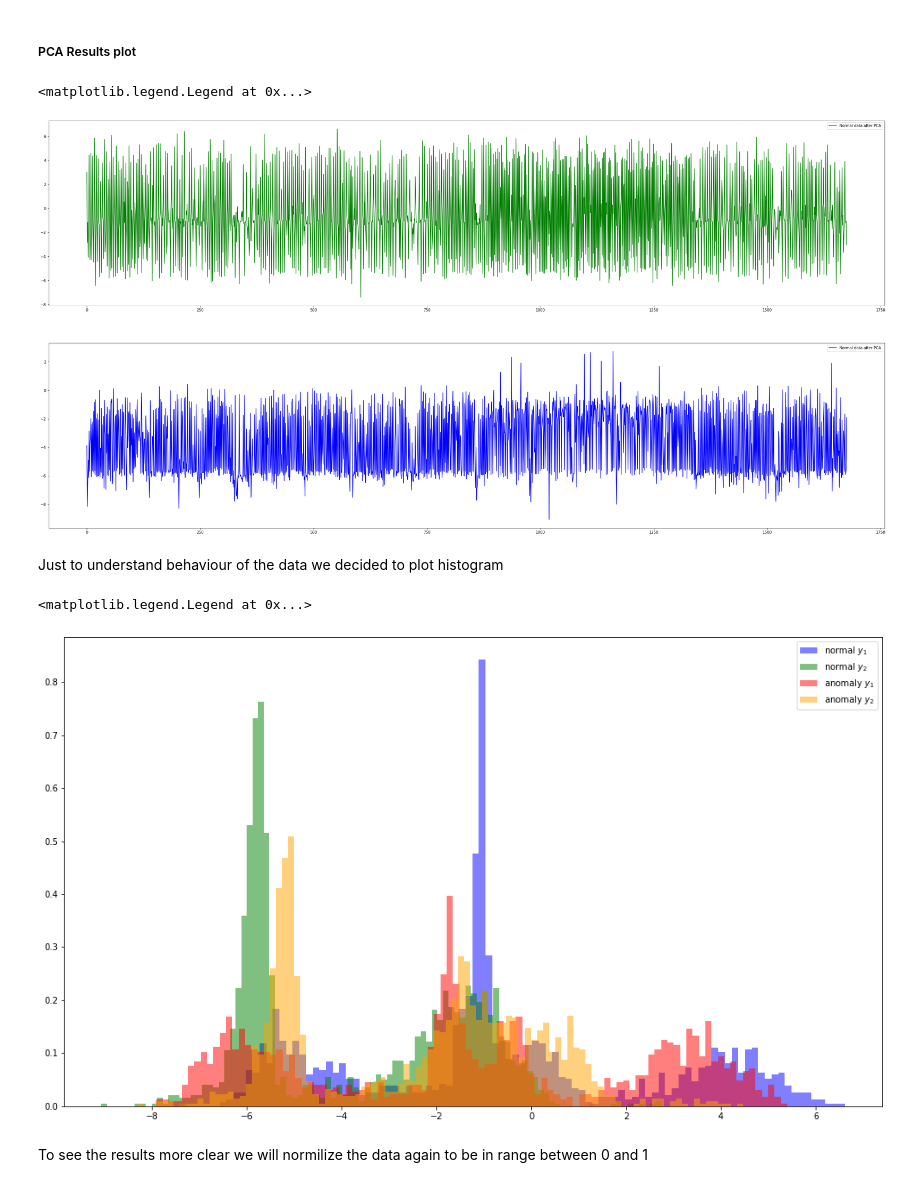
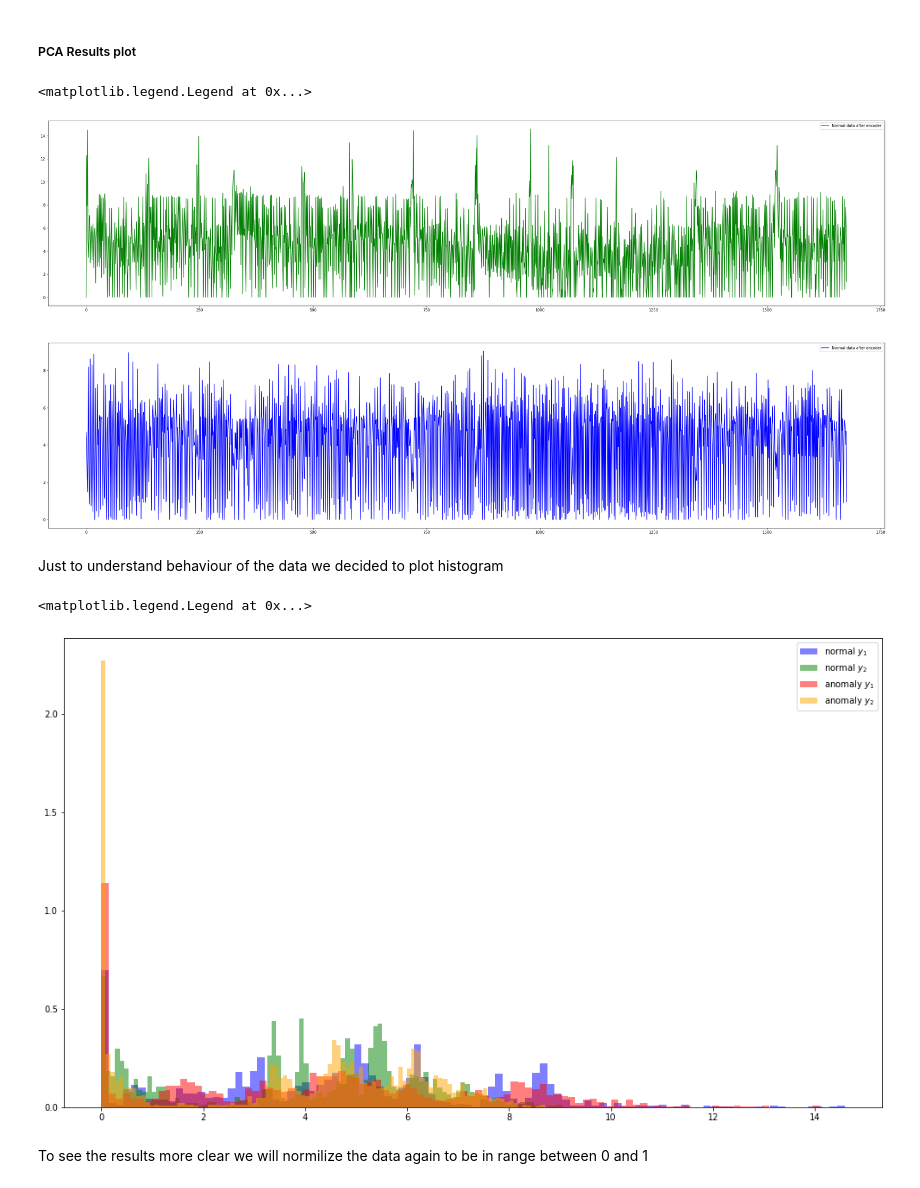
Before and after one commit to ivinokuri/generative-model, a Jupyter notebook: py/model/stan/StanAutoencoder_pick_miss_cup.ipynb, the cells around one changed output. Drawn from its saved outputs; the diff is of its cells as text; code cells hidden in the pictures.

Commit message:
adding multi dim gmm and autoencoder

```diff
--- a/py/model/stan/StanAutoencoder_pick_miss_cup.ipynb
+++ b/py/model/stan/StanAutoencoder_pick_miss_cup.ipynb
@@ -217,15 +218,15 @@ from keras.models import Model
 seq_len = 300
 reduced_features = 2
 
-def train_autoencoder(data):
+def train_autoencoder(data, layer_size=128):
     encoder = None
     if os.path.isdir('./stan/encoder_model.ml'):
         encoder = keras.models.load_model('./stan/encoder_model.ml')
     else:
         input_data = Input(shape=(data.shape[1],))
-        encoded1 = Dense(128, activation='relu')(input_data)
+        encoded1 = Dense(layer_size, activation='relu')(input_data)
         encoded2 = Dense(reduced_features, activation='relu')(encoded1)
-        decoded1 = Dense(128, activation='relu')(encoded2)
+        decoded1 = Dense(layer_size, activation='relu')(encoded2)
         decoded2 = Dense(data.shape[1], activation=None)(decoded1)
         autoencoder = Model(input_data, decoded2)
         autoencoder.compile(optimizer='adadelta', loss='mean_squared_error')
@@ -256,5 +257,5 @@ print('Original dataset shape:', norm_data.shape)
 Common columns: (1690, 249)
 Original dataset shape: (1676, 249)
 # %%
-encoder = train_autoencoder(norm_data)
+encoder = train_autoencoder(norm_data, norm_data.shape[1])
 # %% [output]
@@ -269,9 +304,5 @@ print(new_data.shape)
 # %%
-
-pca = PCA(n_components=249)
-new_data = pca.fit_transform(norm_data)
-n_pcs = pca.n_components_
-most_important = [[np.abs(pca.components_[i]).argmax(), np.abs(pca.components_[i]).max()] for i in range(n_pcs)]
+most_important = [[i, weights[i]] for i in heapq.nlargest(12, range(len(weights)), weights.__getitem__)]
 most_important = sorted(most_important , key=lambda a_entry: -a_entry[1])
 most_important_data_fragment = pandas.DataFrame(most_important, columns=['Index of column', 'PCA coefficient'])
 most_important_data_fragment
@@ -349,11 +368,12 @@ $$a = [0,0,0,..,a_n,0,..,a_k,0,...a_m,0...]\\\\
 # %%
+anomaly_encode = encoder.predict(anomaly_norm_data)
 fig, axs = plt.subplots(1, figsize=(15, 10))
-normal_pca_data = important_pca_comp.dot(norm_data.T).T
-anomaly_pca_data = important_pca_comp.dot(anomaly_norm_data.T).T
-print(normal_pca_data.shape)
-print(anomaly_pca_data.shape)
-axs.scatter(normal_pca_data[:,0], normal_pca_data[:,1], color="g", label="Normal data after PCA")
-axs.scatter(anomaly_pca_data[:,0], anomaly_pca_data[:,1], color="r", alpha=0.3, label="Anomaly data after PCA")
+normal_encoded_data = new_data
+anomaly_encoded_data = anomaly_encode
+print(normal_encoded_data.shape)
+print(anomaly_encoded_data.shape)
+axs.scatter(normal_encoded_data[:,0], normal_encoded_data[:,1], color="g", label="Normal data after encoder")
+axs.scatter(anomaly_encoded_data[:,0], anomaly_encoded_data[:,1], color="r", alpha=0.3, label="Anomaly data after encoder")
 axs.legend()
 axs.set_title('Lineary transformed data')
 # %% [output]
@@ -382,25 +402,25 @@ normal_pca_data_df
 ##### PCA Results plot
 # %%
 fig, axs = plt.subplots(nrows=2, ncols=1, figsize=(40, 20), squeeze=False)
-axs[0][0].plot(range(len(normal_pca_data[:,0])), normal_pca_data[:,0], color="g", label="Normal data after PCA")
-axs[1][0].plot(range(len(normal_pca_data[:,1])), normal_pca_data[:,1], color="b", label="Normal data after PCA")
+axs[0][0].plot(range(len(normal_encoded_data[:,0])), normal_encoded_data[:,0], color="g", label="Normal data after encoder")
+axs[1][0].plot(range(len(normal_encoded_data[:,1])), normal_encoded_data[:,1], color="b", label="Normal data after encoder")
 axs[0][0].legend()
 axs[1][0].legend()
 # %% [output]
 <matplotlib.legend.Legend at 0x...>
-[figure, old version]
+[figure, new version]
 # %% [markdown]
 Just to understand behaviour of the data we decided to plot histogram
 # %%
 fig, axs = plt.subplots(1, figsize=(17, 10))
-n, bins, patches = axs.hist(list(normal_pca_data[:, 0]), 100, facecolor='b', alpha=0.5, density=True, stacked=True, label="normal $y_1$")
-n, bins, patches = axs.hist(list(normal_pca_data[:, 1]), 100, facecolor='g', alpha=0.5, density=True, stacked=True, label="normal $y_2$")
-n, bins, patches = axs.hist(list(anomaly_pca_data[:, 0]), 100, facecolor='r', alpha=0.5, density=True, stacked=True, label="anomaly $y_1$")
-n, bins, patches = axs.hist(list(anomaly_pca_data[:, 1]), 100, facecolor='orange', alpha=0.5, density=True, stacked=True, label="anomaly $y_2$")
+n, bins, patches = axs.hist(list(normal_encoded_data[:, 0]), 100, facecolor='b', alpha=0.5, density=True, stacked=True, label="normal $y_1$")
+n, bins, patches = axs.hist(list(normal_encoded_data[:, 1]), 100, facecolor='g', alpha=0.5, density=True, stacked=True, label="normal $y_2$")
+n, bins, patches = axs.hist(list(anomaly_encoded_data[:, 0]), 100, facecolor='r', alpha=0.5, density=True, stacked=True, label="anomaly $y_1$")
+n, bins, patches = axs.hist(list(anomaly_encoded_data[:, 1]), 100, facecolor='orange', alpha=0.5, density=True, stacked=True, label="anomaly $y_2$")
 axs.legend()
 # %% [output]
 <matplotlib.legend.Legend at 0x...>
-[figure, old version]
+[figure, new version]
 # %% [markdown]
 To see the results more clear we will normilize the data again to be in range between 0 and 1
 # %% [markdown]
```
Also changed, not shown: parts of 33 cells of this notebook, 6 other files.
